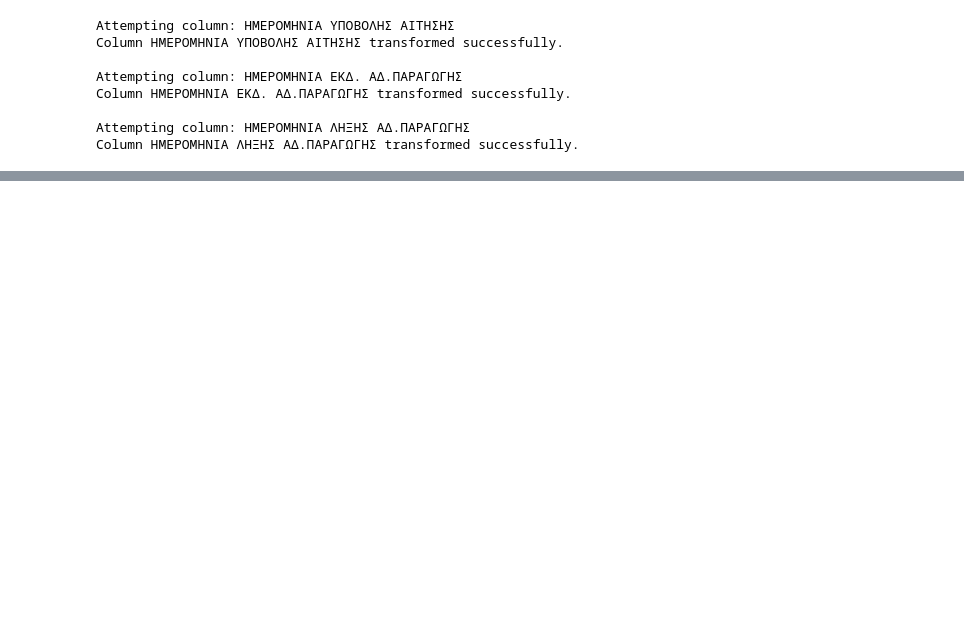
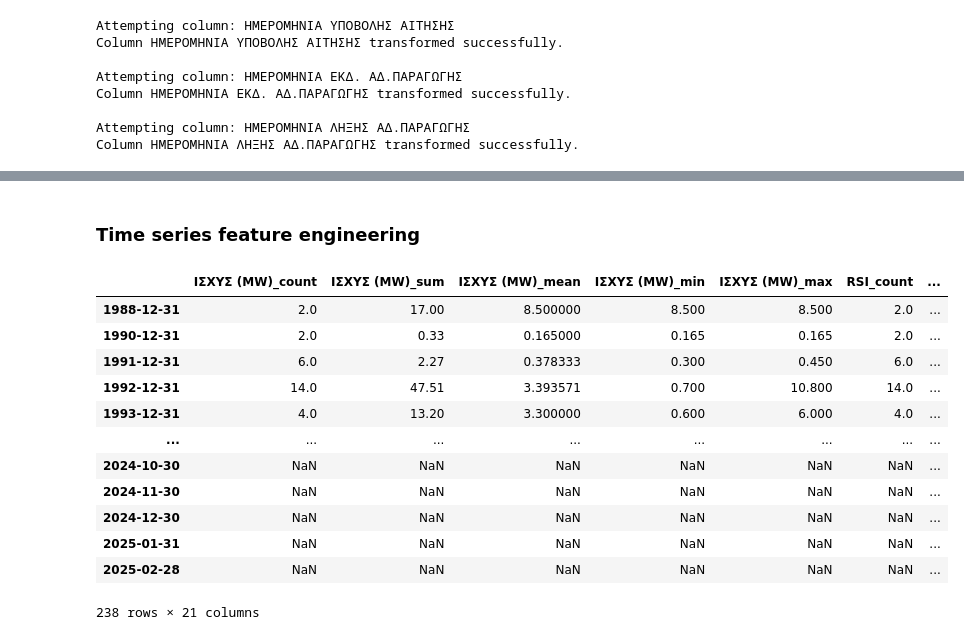
Before and after one commit to Mamxlam/RAE_Forecasting, a Jupyter notebook: src/notebooks/RAE_Forecasting_v2.ipynb, the cells around one changed output, grey strips where cells are left out. Saved outputs shown, nothing was run; the diff lists cells and outputs as text; code cells hidden in the pictures; blank space fills up the shorter version.

```diff
--- a/src/notebooks/RAE_Forecasting_v2.ipynb
+++ b/src/notebooks/RAE_Forecasting_v2.ipynb
@@ -586,0 +696,2 @@ Index(['ΑΙΤΗΣΗ', 'ΗΜΕΡΟΜΗΝΙΑ ΥΠΟΒΟΛΗΣ ΑΙΤΗΣΗΣ', '
+# %%
+all_ape_data_nodup_rsi = add_rsi(all_ape_data_nodup)
@@ -586,0 +723,2 @@ Index(['ΑΙΤΗΣΗ', 'ΗΜΕΡΟΜΗΝΙΑ ΥΠΟΒΟΛΗΣ ΑΙΤΗΣΗΣ', '
+# %%
+all_ape_data_nodup_rsi["ΔΙΑΡΚΕΙΑ"] = (all_ape_data_nodup_rsi['ΗΜΕΡΟΜΗΝΙΑ ΛΗΞΗΣ ΑΔ.ΠΑΡΑΓΩΓΗΣ'] - all_ape_data_nodup_rsi['ΗΜΕΡΟΜΗΝΙΑ ΕΚΔ. ΑΔ.ΠΑΡΑΓΩΓΗΣ']).dt.days
@@ -586,0 +731,41 @@ Index(['ΑΙΤΗΣΗ', 'ΗΜΕΡΟΜΗΝΙΑ ΥΠΟΒΟΛΗΣ ΑΙΤΗΣΗΣ', '
+# %% [markdown]
+### Time series feature engineering
+# %%
+# Aggregate MW data by month
+monthly_aggregation = all_ape_data_nodup_rsi.groupby(pd.Grouper(key='ΗΜΕΡΟΜΗΝΙΑ ΕΚΔ. ΑΔ.ΠΑΡΑΓΩΓΗΣ', freq='M')).agg({
+    'ΙΣΧΥΣ (MW)': ['count','sum', 'mean', 'min', 'max'],
+    'RSI': ['count', 'mean', 'min', 'max'],
+    'RSI_ΠΕΡΙΦΕΡΕΙΑΚΗ ΕΝΟΤΗΤΑ': ['mean', 'min', 'max'],
+    'RSI_ΔΗΜΟΣ ': ['mean', 'min', 'max'],
+    'RSI_ΔΗΜΟΤΙΚΗ ΕΝΟΤΗΤΑ': ['mean', 'min', 'max'],
+    'RSI_ΘΕΣΗ': ['mean', 'min', 'max'],
+})
+
+monthly_aggregation = monthly_aggregation.dropna()
+
+# Extend DataFrame with future dates
+future_dates = pd.date_range(start=monthly_aggregation.index[-1], periods=12, freq='M') + pd.DateOffset(months=1)
+future_index = pd.DatetimeIndex(future_dates)
+future_data = pd.DataFrame(index=future_index)
+
+# Concatenate current and future data
+monthly_aggregation = pd.concat([monthly_aggregation, future_data])
+# %%
+# Flatten the multi-index columns
+monthly_aggregation.columns = ['_'.join(col).strip() for col in monthly_aggregation.columns.values]
+# %%
+monthly_aggregation
+# %% [output]
+|  | ΙΣΧΥΣ (MW)_count | ΙΣΧΥΣ (MW)_sum | ΙΣΧΥΣ (MW)_mean | ΙΣΧΥΣ (MW)_min | ΙΣΧΥΣ (MW)_max | RSI_count | ... |
+| 1988-12-31 | 2.0 | 17.00 | 8.500000 | 8.500 | 8.500 | 2.0 | ... |
+| 1990-12-31 | 2.0 | 0.33 | 0.165000 | 0.165 | 0.165 | 2.0 | ... |
+| 1991-12-31 | 6.0 | 2.27 | 0.378333 | 0.300 | 0.450 | 6.0 | ... |
+| 1992-12-31 | 14.0 | 47.51 | 3.393571 | 0.700 | 10.800 | 14.0 | ... |
+| 1993-12-31 | 4.0 | 13.20 | 3.300000 | 0.600 | 6.000 | 4.0 | ... |
+| ... | ... | ... | ... | ... | ... | ... | ... |
+| 2024-10-30 | NaN | NaN | NaN | NaN | NaN | NaN | ... |
+| 2024-11-30 | NaN | NaN | NaN | NaN | NaN | NaN | ... |
+| 2024-12-30 | NaN | NaN | NaN | NaN | NaN | NaN | ... |
+| 2025-01-31 | NaN | NaN | NaN | NaN | NaN | NaN | ... |
+| 2025-02-28 | NaN | NaN | NaN | NaN | NaN | NaN | ... |
+238 rows × 21 columns
```
Also changed, not shown: parts of 28 cells of this notebook.
